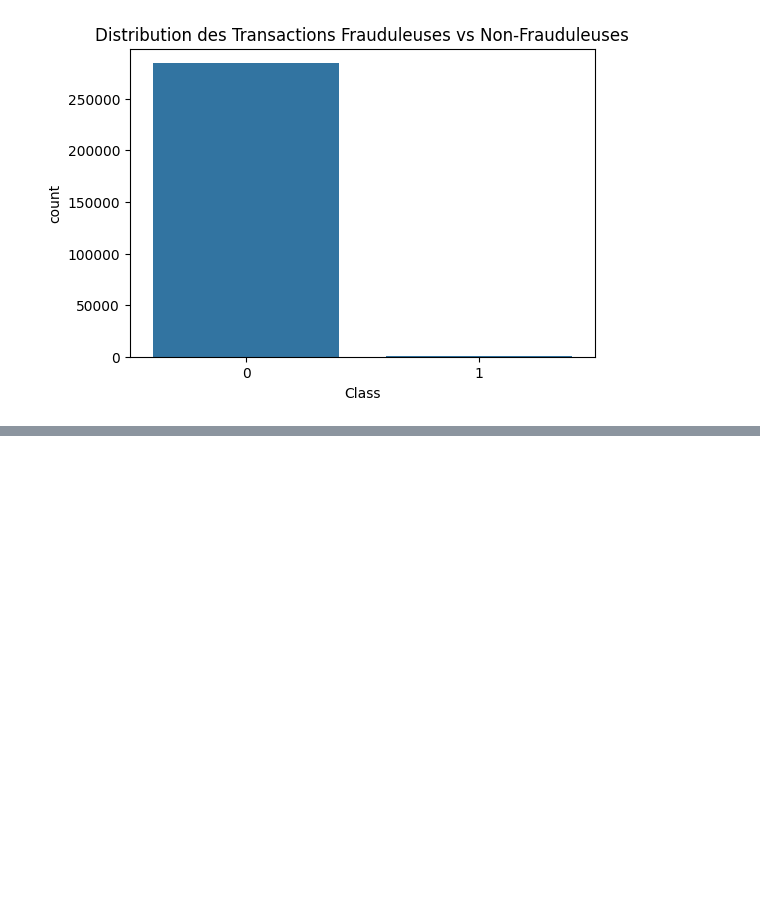
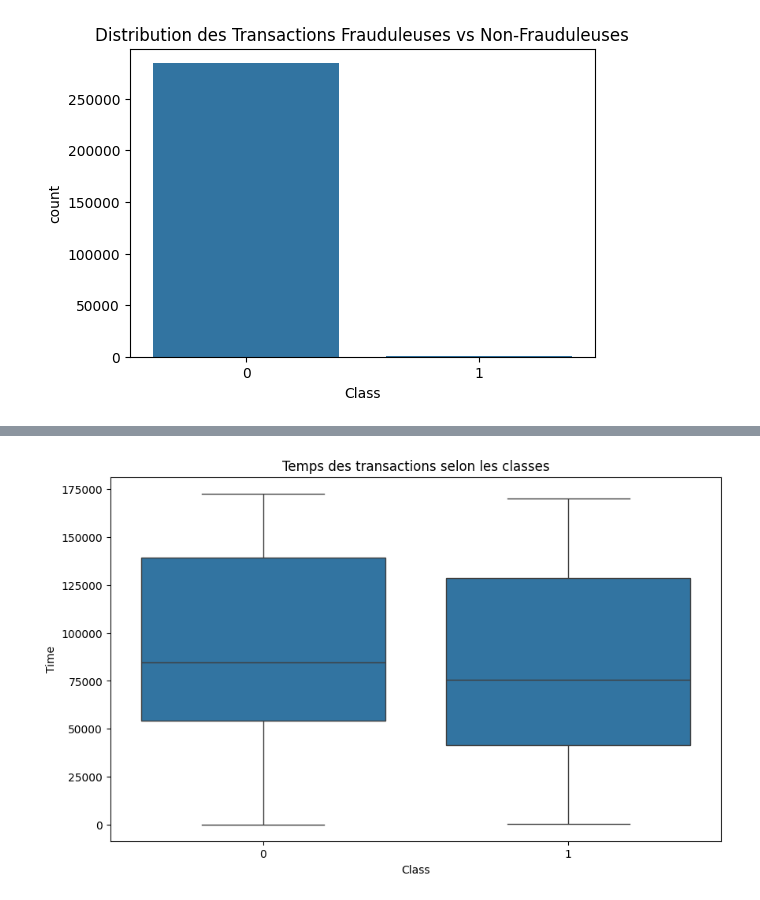
Before and after one commit to svrvhhr/Credit-Card-Fraud-Detection, a Jupyter notebook: notebooks/data-analysis.ipynb, the cells around one changed output, grey strips where cells are left out. Cells and saved outputs as stored; diff of their text form; code cells hidden in the pictures; blank space fills up the shorter version.

```diff
--- a/notebooks/data-analysis.ipynb
+++ b/notebooks/data-analysis.ipynb
@@ -83,0 +133,7 @@ plt.show()
+# %%
+plt.figure(figsize=(10, 6))
+sns.boxplot(x='Class', y='Time', data=data)
+plt.title('Temps des transactions selon les classes')
+plt.show()
+# %% [output]
+[figure, added]
```
Also changed, not shown: parts of 13 cells of this notebook, 4 other files.
